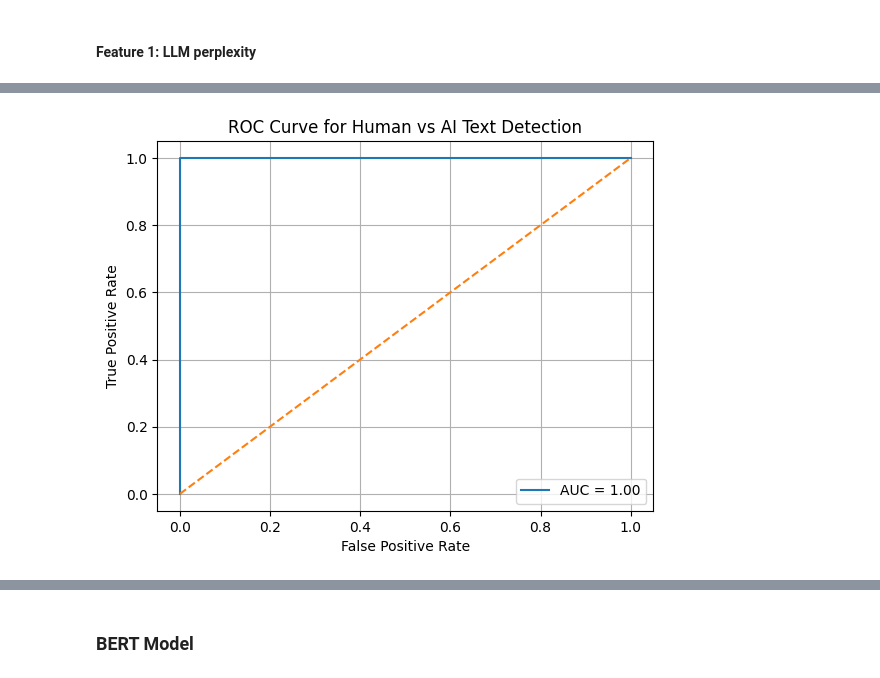
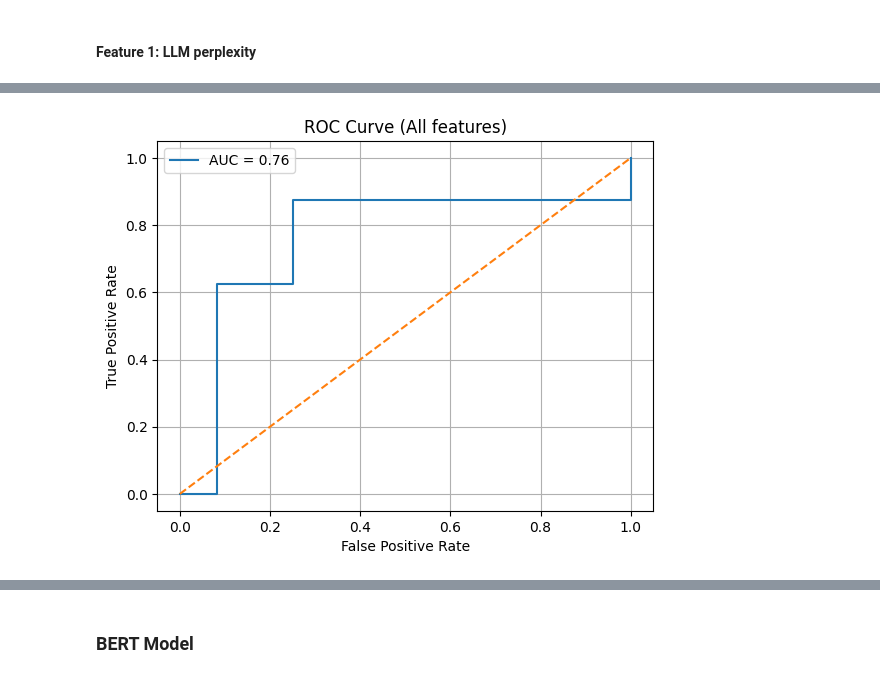
Before and after one commit to pawanbhatta178/FakeReviewDetector, a Jupyter notebook: ReviewAIDetector.ipynb, the cells around one changed output, grey strips where cells are left out. Cells and saved outputs as stored; diff of their text form; code cells hidden in the pictures.

```diff
--- a/ReviewAIDetector.ipynb
+++ b/ReviewAIDetector.ipynb
@@ -368,0 +346,6 @@ df_combined2 = pd.concat([
+# %%
+# Use AI vs Human dataset
+df_combined2 = sample_dataset(df)
+
+# Use Turing Bench dataset
+# df_combined2 = sample_dataset(df_train_2)
@@ -379,0 +379,9 @@ df_combined2['label'] = df_combined2['generated'].astype(int)
+# %%
+from tqdm import tqdm
+tqdm.pandas()
+
+def add_avg_entropy_as_feature(orig_df):
+  orig_df['avg_entropy'] = orig_df['text'].progress_apply(get_avg_entropy)
+  return orig_df
+
+df_combined2 = add_avg_entropy_as_feature(df_combined2)
@@ -406,11 +416,12 @@ plt.show()
 import seaborn as sns
 import matplotlib.pyplot as plt
 
+df_kde=df_combined2
 # Map 0.0 and 1.0 to 'Human' and 'AI'
-df_combined2['source'] = df_combined2['generated'].map({1.0: 'AI', 0.0: 'Human'})
+df_kde['source'] = df_combined2['generated'].map({1.0: 'AI', 0.0: 'Human'})
 
 # Plot KDE
-sns.kdeplot(data=df_combined2, x='perplexity', hue='source', fill=True, common_norm=False, alpha=0.5)
+sns.kdeplot(data=df_kde, x='perplexity', hue='source', fill=True, common_norm=False, alpha=0.5)
 plt.title("Perplexity Distribution: AI vs Human")
 plt.xlabel("Perplexity")
 plt.ylabel("Density")
@@ -431,35 +538,44 @@ from sklearn.model_selection import train_test_split
 from sklearn.metrics import classification_report, roc_auc_score, roc_curve
 import matplotlib.pyplot as plt
 
+
+
+def evaluate_model(X, y, title):
+  # 2. Train-test split
+  X_train, X_test, y_train, y_test = train_test_split(
+      X, y, test_size=0.2, random_state=42
+  )
+
+  # 3. Train logistic regression model
+  clf = LogisticRegression()
+  clf.fit(X_train, y_train)
+
+  # 4. Predict
+  y_pred = clf.predict(X_test)
+  y_prob = clf.predict_proba(X_test)[:, 1]  # Probability that label = 1 (human)
+
+  # 5. Evaluate model
+  print(f"Classification Report ({title}):\n", classification_report(y_test, y_pred))
+  print("AUC Score:", roc_auc_score(y_test, y_prob))
+
+  # 6. ROC Curve
+  fpr, tpr, _ = roc_curve(y_test, y_prob)
+  plt.plot(fpr, tpr, label=f"AUC = {roc_auc_score(y_test, y_prob):.2f}")
+  plt.plot([0, 1], [0, 1], linestyle='--')
+  plt.xlabel("False Positive Rate")
+  plt.ylabel("True Positive Rate")
+  plt.title(f"ROC Curve ({title})")
+  plt.legend()
+  plt.grid()
+  plt.show()
+
+
+
 # 1. Define features and labels
-X = df_combined2[['perplexity']]  # Only perplexity as feature
-y = df_combined2['label']         # 1 = human, 0 = AI
-
-# 2. Train-test split
-X_train, X_test, y_train, y_test = train_test_split(
-    X, y, test_size=0.2, random_state=42
-)
-
-# 3. Train logistic regression model
-clf = LogisticRegression()
-clf.fit(X_train, y_train)
-
-# 4. Predict
-y_pred = clf.predict(X_test)
-y_prob = clf.predict_proba(X_test)[:, 1]  # Probability that label = 1 (human)
-
-# 5. Evaluate model
-print("Classification Report:\n", classification_report(y_test, y_pred))
-print("AUC Score:", roc_auc_score(y_test, y_prob))
-
-# 6. ROC Curve
-fpr, tpr, _ = roc_curve(y_test, y_prob)
-plt.plot(fpr, tpr, label=f"AUC = {roc_auc_score(y_test, y_prob):.2f}")
-plt.plot([0, 1], [0, 1], linestyle='--')
-plt.xlabel("False Positive Rate")
-plt.ylabel("True Positive Rate")
-plt.title("ROC Curve for Human vs AI Text Detection")
-plt.legend()
-plt.grid()
-plt.show()
+X = df_combined2[[ 'perplexity'
+                    , 'avg_token_rank'
+                    , 'avg_entropy'
+                  ]]  # Use all features
+y = df_combined2['label']  # 1 = human, 0 = AI
+evaluate_model(X,y, 'All features')
 # %% [output]
@@ -477 +593 @@ AUC Score: 1.0
-[figure, old version]
+[figure, new version]
```
Also changed, not shown: parts of 57 cells of this notebook.
